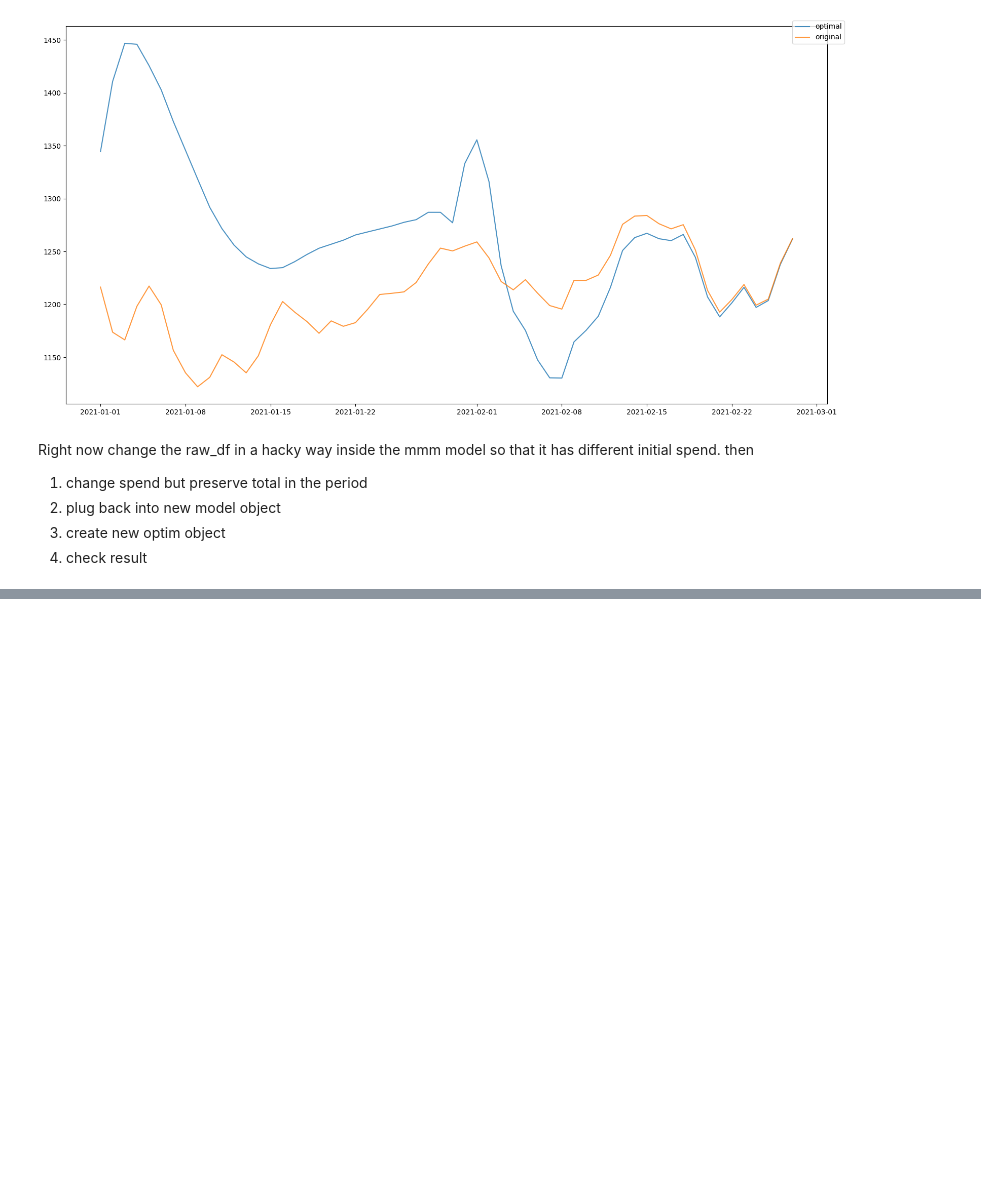
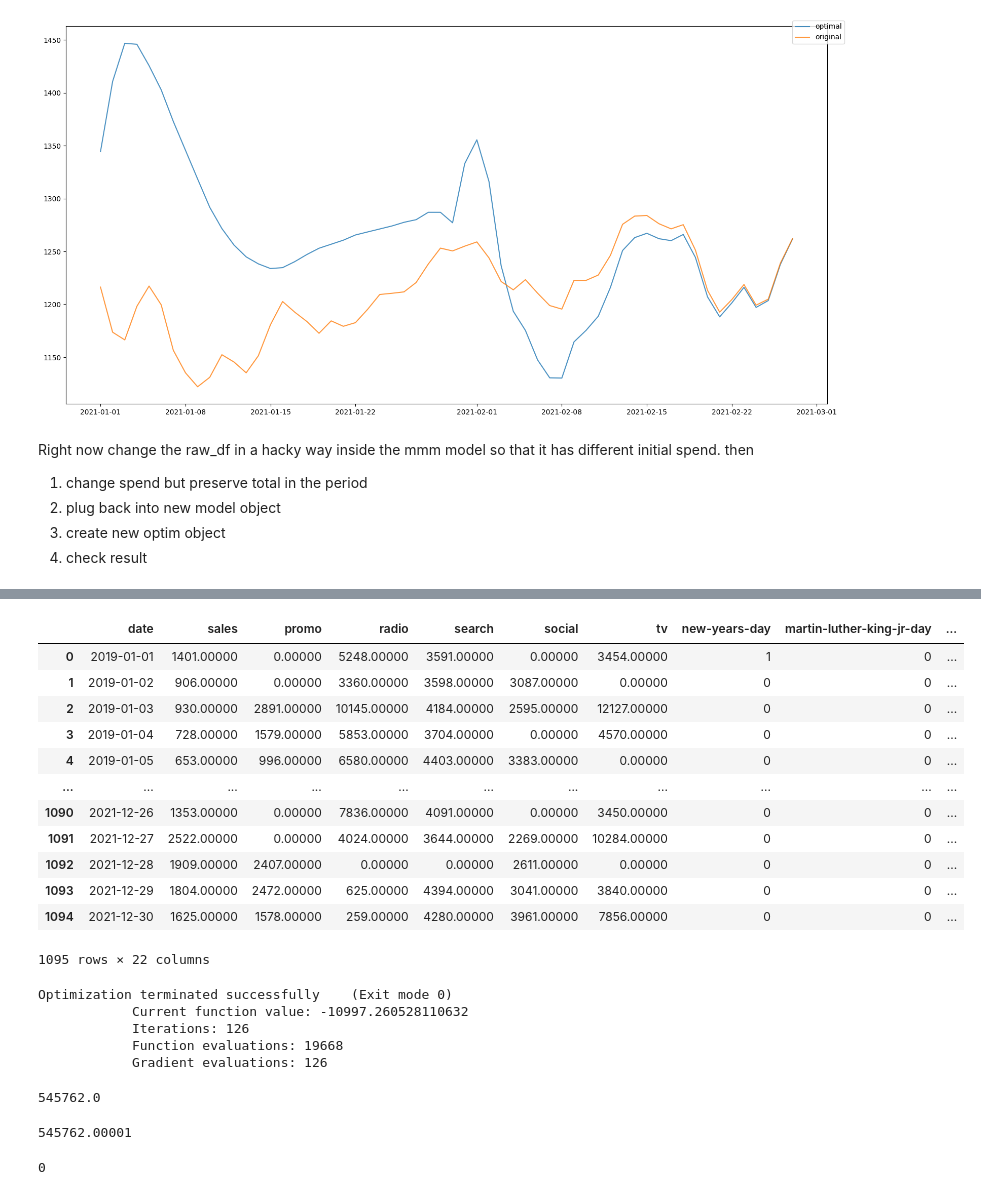
Before and after one commit to edwinnglabs/karpiu, a Jupyter notebook: docs/examples/target_max.ipynb, the cells around one changed output, grey strips where cells are left out. Saved outputs shown, nothing was run; the diff lists cells and outputs as text; code cells hidden in the pictures; blank space fills up the shorter version.

```diff
--- a/docs/examples/target_max.ipynb
+++ b/docs/examples/target_max.ipynb
@@ -140,0 +228,50 @@ then
+# %%
+df
+# %% [output]
+|  | date | sales | promo | radio | search | social | tv | new-years-day | martin-luther-king-jr-day | ... |
+| 0 | 2019-01-01 | 1401.00000 | 0.00000 | 5248.00000 | 3591.00000 | 0.00000 | 3454.00000 | 1 | 0 | ... |
+| 1 | 2019-01-02 | 906.00000 | 0.00000 | 3360.00000 | 3598.00000 | 3087.00000 | 0.00000 | 0 | 0 | ... |
+| 2 | 2019-01-03 | 930.00000 | 2891.00000 | 10145.00000 | 4184.00000 | 2595.00000 | 12127.00000 | 0 | 0 | ... |
+| 3 | 2019-01-04 | 728.00000 | 1579.00000 | 5853.00000 | 3704.00000 | 0.00000 | 4570.00000 | 0 | 0 | ... |
+| 4 | 2019-01-05 | 653.00000 | 996.00000 | 6580.00000 | 4403.00000 | 3383.00000 | 0.00000 | 0 | 0 | ... |
+| ... | ... | ... | ... | ... | ... | ... | ... | ... | ... | ... |
+| 1090 | 2021-12-26 | 1353.00000 | 0.00000 | 7836.00000 | 4091.00000 | 0.00000 | 3450.00000 | 0 | 0 | ... |
+| 1091 | 2021-12-27 | 2522.00000 | 0.00000 | 4024.00000 | 3644.00000 | 2269.00000 | 10284.00000 | 0 | 0 | ... |
+| 1092 | 2021-12-28 | 1909.00000 | 2407.00000 | 0.00000 | 0.00000 | 2611.00000 | 0.00000 | 0 | 0 | ... |
+| 1093 | 2021-12-29 | 1804.00000 | 2472.00000 | 625.00000 | 4394.00000 | 3041.00000 | 3840.00000 | 0 | 0 | ... |
+| 1094 | 2021-12-30 | 1625.00000 | 1578.00000 | 259.00000 | 4280.00000 | 3961.00000 | 7856.00000 | 0 | 0 | ... |
+1095 rows × 22 columns
+# %%
+maximizer = TargetMaximizer(
+    model=mmm,
+    budget_start=budget_start,
+    budget_end=budget_end,
+    optim_channels=optim_channels,
+    variance_penalty=0.,
+    spend_scaler=1.,
+    response_scaler=0.01 * np.std(df["sales"].values),
+)
+optim_spend_df = maximizer.optimize(maxiter=3000, ftol=1e-3)
+
+optim_spend_matrix = maximizer.get_current_state()
+init_spend_matrix = maximizer.get_init_state()
+# always spend all budget in target maximization; assure the total preserves
+assert np.allclose(np.sum(optim_spend_matrix), np.sum(init_spend_matrix))
+# %% [output]
+Optimization terminated successfully    (Exit mode 0)
+            Current function value: -10997.260528110632
+            Iterations: 126
+            Function evaluations: 19668
+            Gradient evaluations: 126
+# %%
+init_spend_matrix.sum()
+# %% [output]
+545762.0
+# %%
+optim_spend_matrix.sum()
+# %% [output]
+545762.00001
+# %%
+mmm.get_max_adstock()
+# %% [output]
+0
```
Also changed, not shown: parts of 11 cells of this notebook, 4 other files.
